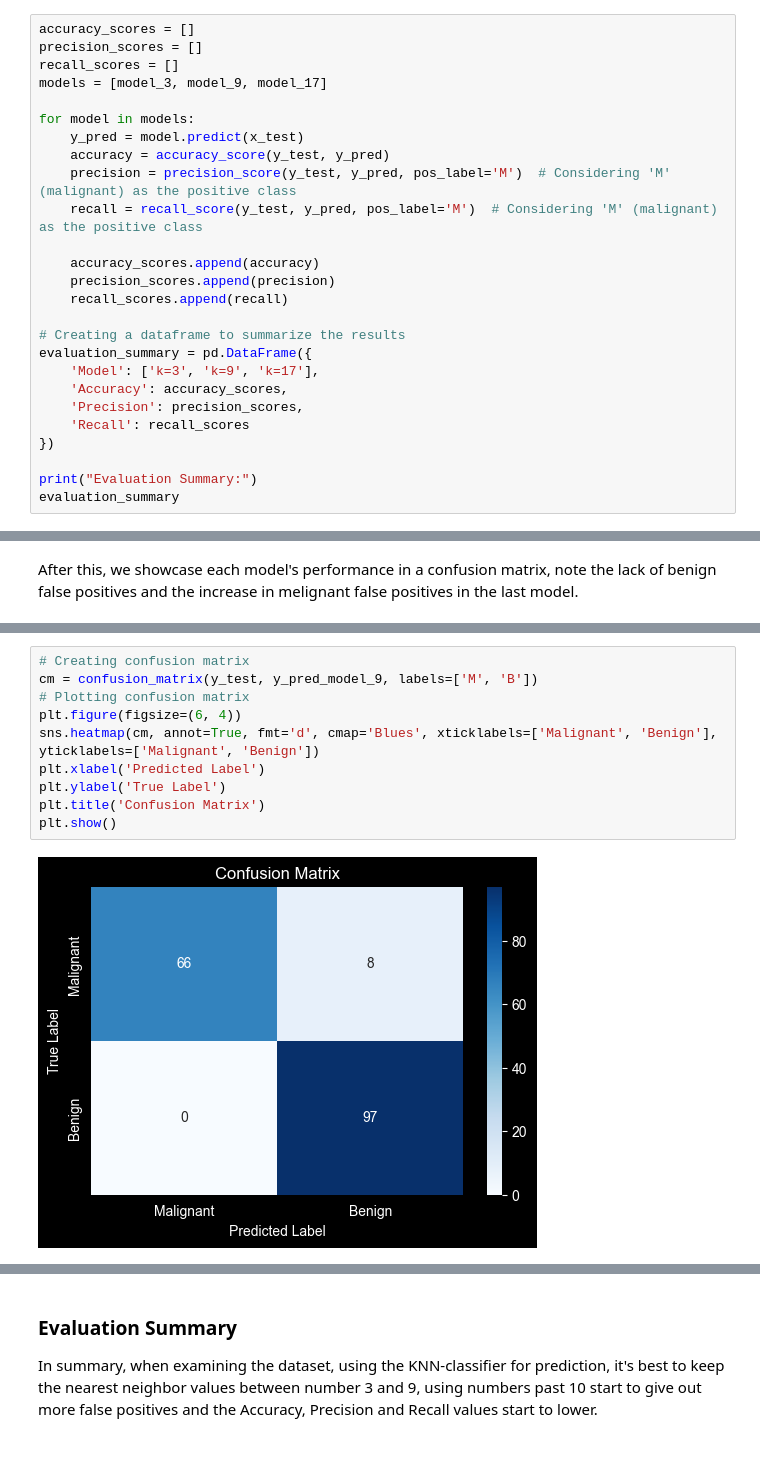
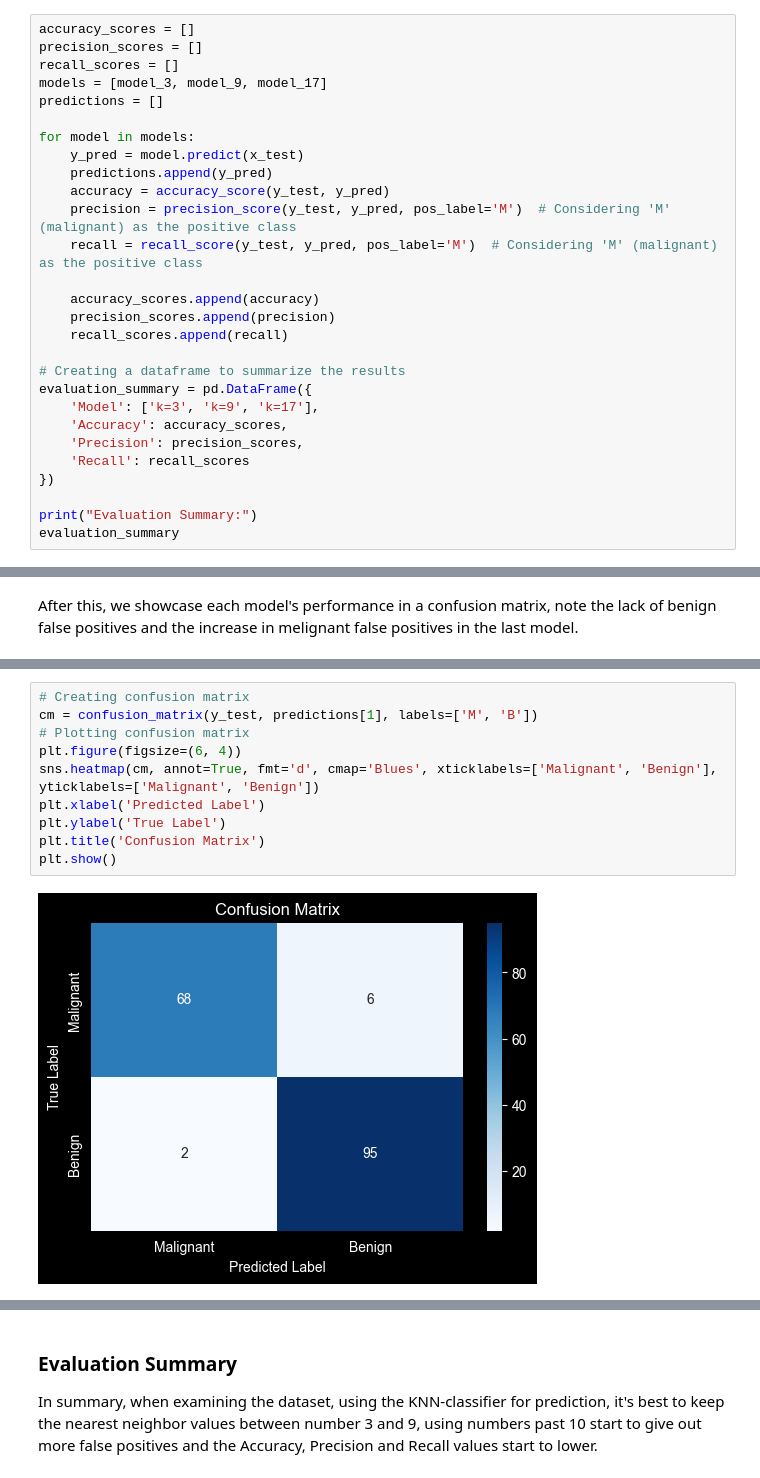
Before and after one commit to TheZink/MLL, a Jupyter notebook: Documents/KNNClassifier/knn_classifier_assignment.ipynb, the cells around one changed output, grey strips where cells are left out. Saved outputs shown, nothing was run; the diff lists cells and outputs as text.

Commit message:
Fixed issue with undefined variables when making confusion matrixes

```diff
--- a/Documents/KNNClassifier/knn_classifier_assignment.ipynb
+++ b/Documents/KNNClassifier/knn_classifier_assignment.ipynb
@@ -269,9 +271,11 @@ accuracy_scores = []
 precision_scores = []
 recall_scores = []
 models = [model_3, model_9, model_17]
+predictions = []
 
 for model in models:
     y_pred = model.predict(x_test)
+    predictions.append(y_pred)
     accuracy = accuracy_score(y_test, y_pred)
     precision = precision_score(y_test, y_pred, pos_label='M')  # Considering 'M' (malignant) as the positive class
     recall = recall_score(y_test, y_pred, pos_label='M')  # Considering 'M' (malignant) as the positive class
@@ -313,14 +316,14 @@ NameError: name 'y_pred_model_3' is not defined
 # %%
 # Creating confusion matrix
-cm = confusion_matrix(y_test, y_pred_model_9, labels=['M', 'B'])
+cm = confusion_matrix(y_test, predictions[1], labels=['M', 'B'])
 # Plotting confusion matrix
 plt.figure(figsize=(6, 4))
 sns.heatmap(cm, annot=True, fmt='d', cmap='Blues', xticklabels=['Malignant', 'Benign'], yticklabels=['Malignant', 'Benign'])
 plt.xlabel('Predicted Label')
 plt.ylabel('True Label')
 plt.title('Confusion Matrix')
 plt.show()
 # %% [output]
-[figure, old version]
+[figure, new version]
 # %%
 # Creating confusion matrix
```
Also changed, not shown: parts of 9 cells of this notebook.
